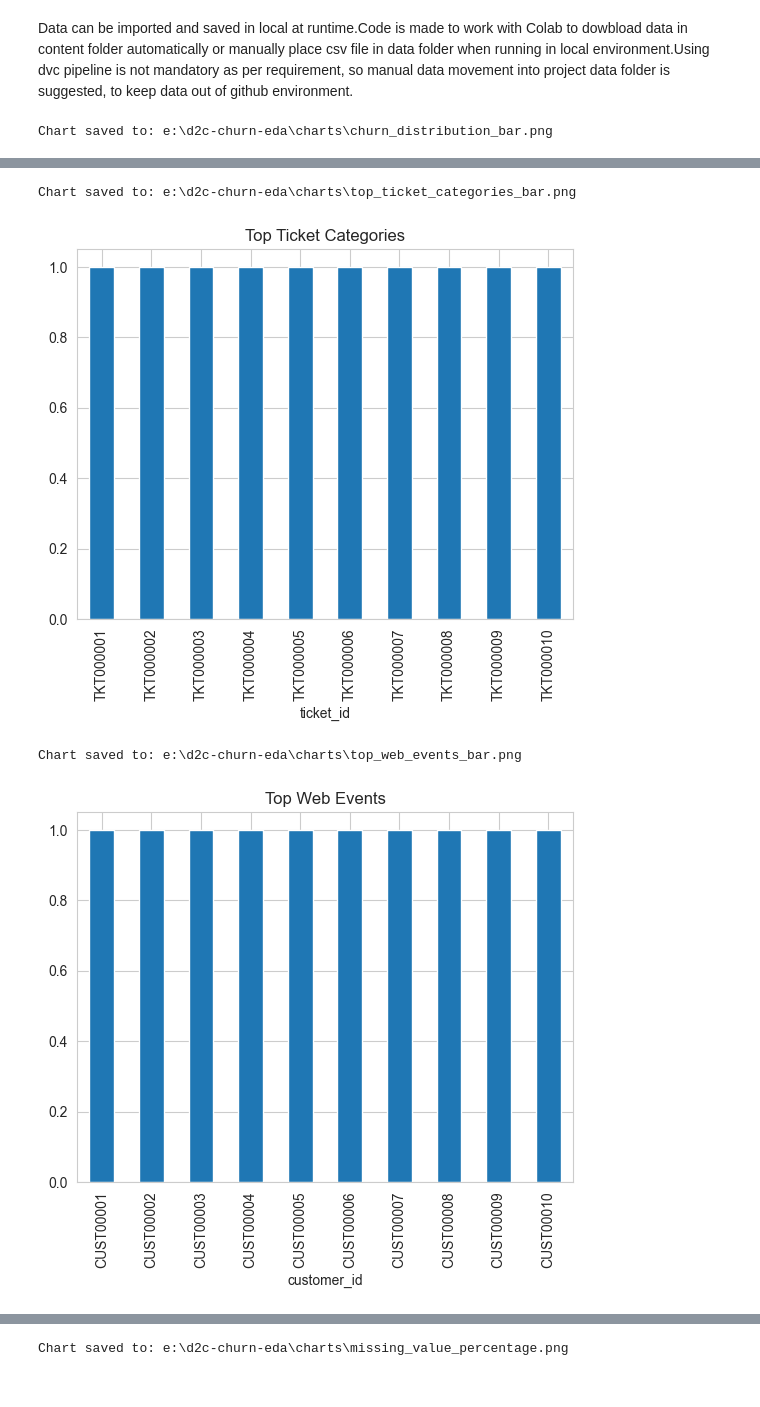
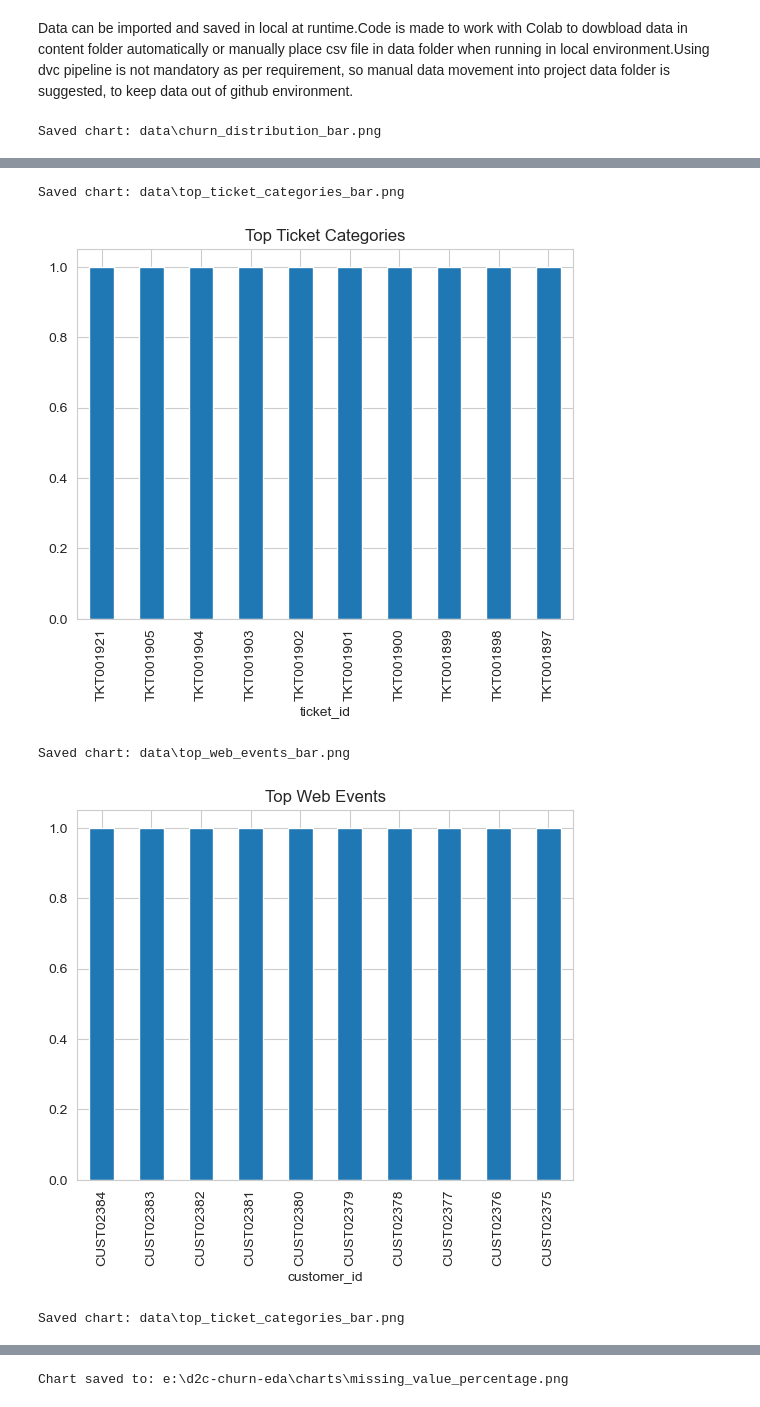
Before and after one commit to ppandey1234/d2c-churn-eda, a Jupyter notebook: eda_audit.ipynb, the cells around one changed output, grey strips where cells are left out. Drawn from its saved outputs; the diff is of its cells as text; code cells hidden in the pictures.

Commit message:
Churn prediction model

```diff
--- a/eda_audit.ipynb
+++ b/eda_audit.ipynb
@@ -174,22 +174,42 @@ max            74.600000         1.000000     1.000000
 Data can be imported and saved in local at runtime.Code is made to work with Colab to dowbload data in content folder automatically or manually place csv file in data folder when running in local environment.Using dvc pipeline is not mandatory as per requirement, so manual data movement into project data folder is suggested, to keep data out of github environment.
 # %%
 labels.iloc[:, -1].value_counts().plot(kind='bar', title='Churn Distribution')
+def save_chart(filename, folder=Path(DATASET_FOLDER)):
+    folder = Path(folder)
+    folder.mkdir(parents=True, exist_ok=True)
+    filepath = folder / filename
+    plt.savefig(filepath, bbox_inches='tight')
+    print(f"Saved chart: {filepath}")
+
+labels.iloc[:, -1].value_counts().plot(kind='bar', title='Churn Distribution')
 save_chart('churn_distribution_bar.png')
+plt.show()
+
+plt.figure()
+tickets.iloc[:, 0].astype(str).value_counts().head(10).plot(kind='bar', title='Top Ticket Categories')
+save_chart('top_ticket_categories_bar.png')
+plt.show()
+
+plt.figure()
+web.iloc[:, 0].astype(str).value_counts().head(10).plot(kind='bar', title='Top Web Events')
+save_chart('top_web_events_bar.png')
+plt.show()
 plt.show()
 
 plt.figure() # Create a new figure for the next plot
 tickets.iloc[:,0].astype(str).value_counts().head(10).plot(kind='bar', title='Top Ticket Categories')
 save_chart('top_ticket_categories_bar.png')
 plt.show()
 
 plt.figure() # Create a new figure for the next plot
 web.iloc[:,0].astype(str).value_counts().head(10).plot(kind='bar', title='Top Web Events')
 save_chart('top_web_events_bar.png')
 plt.show()
 # %% [output]
-Chart saved to: e:\d2c-churn-eda\charts\churn_distribution_bar.png
+Saved chart: data\churn_distribution_bar.png
 [figure]
-Chart saved to: e:\d2c-churn-eda\charts\top_ticket_categories_bar.png
+Saved chart: data\top_ticket_categories_bar.png
-[figure, old version]
+[figure, new version]
-Chart saved to: e:\d2c-churn-eda\charts\top_web_events_bar.png
+Saved chart: data\top_web_events_bar.png
-[figure, old version]
+[figure, new version]
+Saved chart: data\top_ticket_categories_bar.png
```
Also changed, not shown: parts of 1 cell of this notebook, 9 other files.
